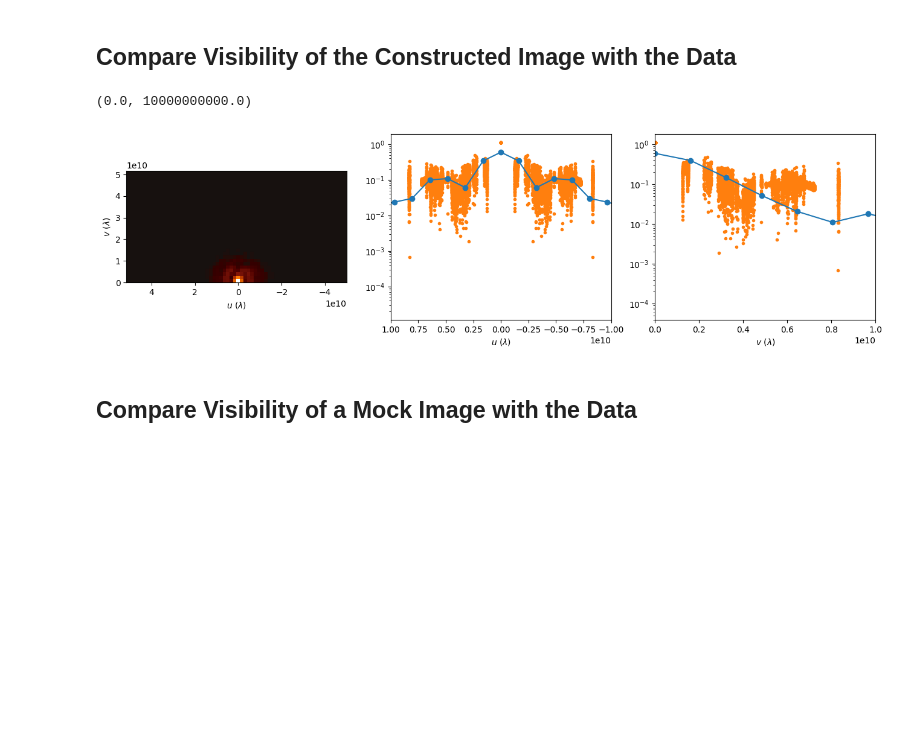
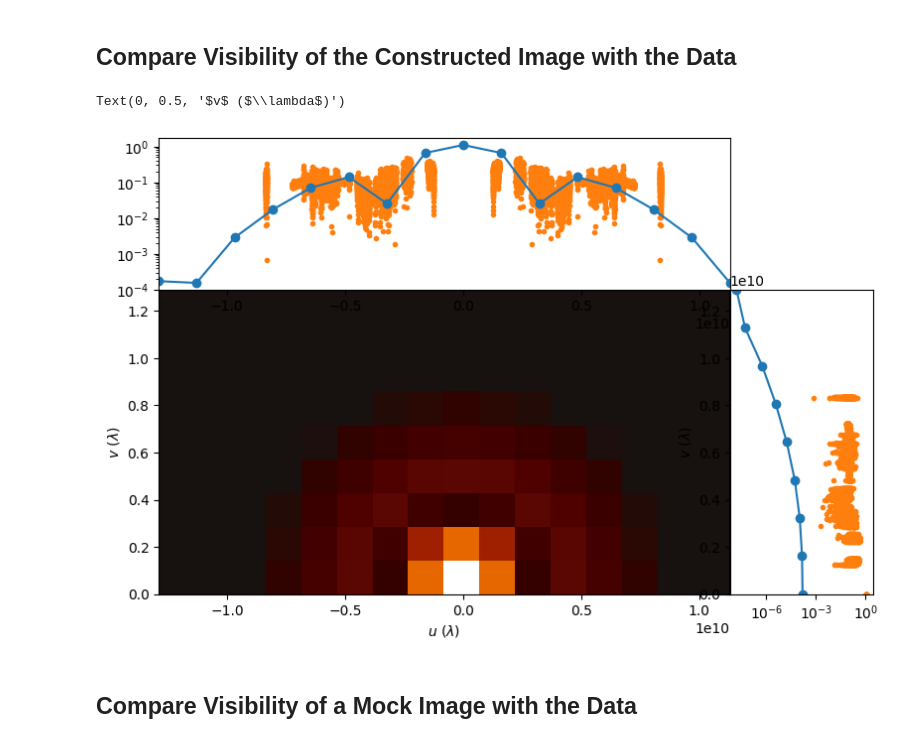
Before and after one commit to rndsrc/img, a Jupyter notebook: img.ipynb, the cells around one changed output. Cells and saved outputs as stored; diff of their text form; code cells hidden in the pictures; blank space fills up the shorter version.

Commit message:
Improve figure

```diff
--- a/img.ipynb
+++ b/img.ipynb
@@ -205,26 +205,33 @@ Text(0.5, 0, '$v$ ($\\lambda$)')
 # %%
 a = df['amp']
 u = np.array(df['u'])
 v = np.array(df['v'])
 d = np.sqrt(u*u + v*v)
 
-fig, axes = plt.subplots(1,3, figsize=(16,4))
+fig = plt.figure(figsize=(9,5.75))
+gs  = fig.add_gridspec(
+    2,2,
+    width_ratios =(4,1),
+    height_ratios=(1,2),
+    left=0.1, right=0.9, bottom=0.1, top=0.9,
+    wspace=0, hspace=0)
 
-visshow(axes[0], vis)
+ax       = fig.add_subplot(gs[1, 0])
+ax_top   = fig.add_subplot(gs[0, 0], sharex=ax)
+ax_right = fig.add_subplot(gs[1, 1], sharey=ax)
 
-axes[1].semilogy(vis.u, abs(vis.I[:,0]), 'o-')
-axes[1].scatter(-d, a, marker='.', color='C1')
-axes[1].scatter( d, a, marker='.', color='C1')
-axes[1].set_xlabel(r'$u$ ($\lambda$)')
-axes[1].set_xlim(1e10, -1e10)
+visshow(ax, vis)
 
-axes[2].semilogy(vis.v, abs(vis.I[32,:]), 'o-')
-axes[2].scatter(d, a, marker='.', color='C1')
-axes[2].set_xlabel(r'$v$ ($\lambda$)')
-axes[2].set_xlim(0, 1e10)
+ax_top.semilogy(vis.u, abs(vis.I[:,0]), 'o-')
+ax_top.scatter(-d, a, marker='.', color='C1')
+ax_top.scatter( d, a, marker='.', color='C1')
+
+ax_right.semilogx(abs(vis.I[32,:]), vis.v, 'o-')
+ax_right.scatter(a, d, marker='.', color='C1')
+ax_right.set_ylabel(r'$v$ ($\lambda$)')
 # %% [output]
-(0.0, 10000000000.0)
+Text(0, 0.5, '$v$ ($\\lambda$)')
-[figure, old version]
+[figure, new version]
 # %% [markdown]
 ## Compare Visibility of a Mock Image with the Data
 # %%
```
Also changed, not shown: parts of 1 cell of this notebook.
